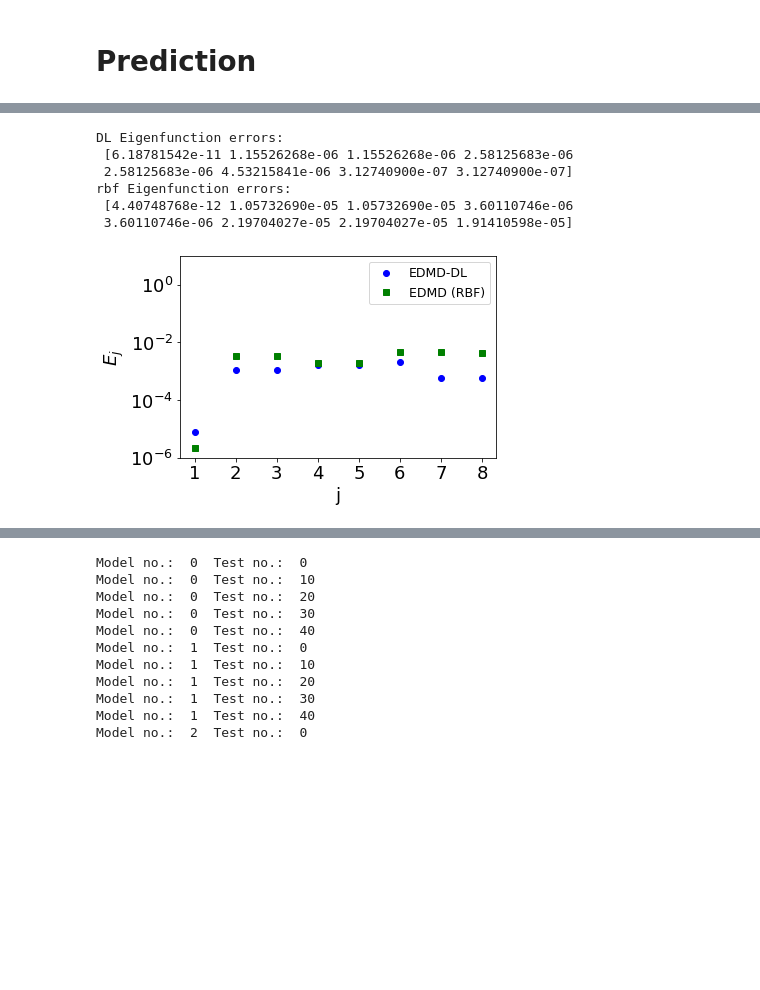
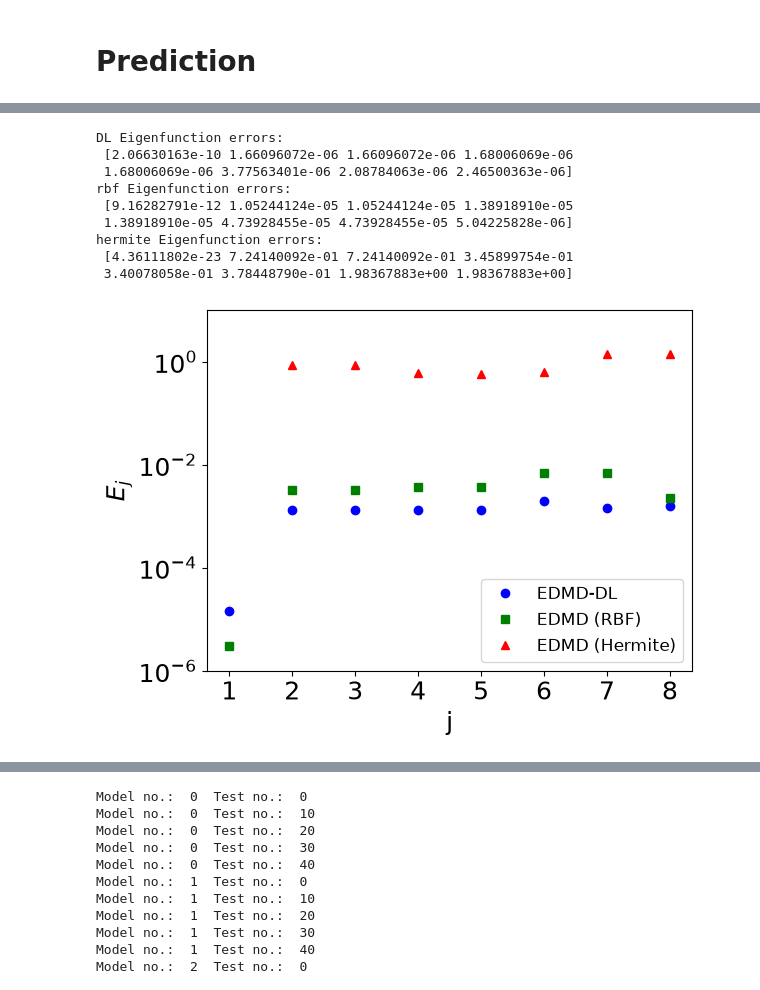
Before and after one commit to MLDS-NUS/KoopmanDL, a Jupyter notebook: examples/vdp_demo.ipynb, the cells around one changed output, grey strips where cells are left out. Saved outputs shown, nothing was run; the diff lists cells and outputs as text; code cells hidden in the pictures; blank space fills up the shorter version.

```diff
--- a/examples/vdp_demo.ipynb
+++ b/examples/vdp_demo.ipynb
@@ -103,5 +143,16 @@ rbf_solver = KoopmanGeneralSolver(dic=rbf_basis_func,
                                   reg=0.0)
 
 rbf_solver.build(data_train)
+
+# EDMD with 25 fixed Hermite polynomials (N=4, square truncation):
+# this is the analytic EDMD baseline from the paper -- no training required,
+# just like the RBF dictionary above.
+hermite_basis_func = DicHermite(N=4)
+
+hermite_solver = KoopmanGeneralSolver(dic=hermite_basis_func,
+                                      target_dim=2,
+                                      reg=0.0)
+
+hermite_solver.build(data_train)
 # %%
 # Plot eigenvalues
@@ -200,29 +256,38 @@ phif_rbf = rbf_solver.eigenfunctions(ode_solver(x_grid))
 mu_rbf = rbf_solver.eigenvalues
 error_rbf = np.mean( ((phi_rbf*mu_rbf)-phif_rbf)**2 , axis=0)
 print("rbf Eigenfunction errors:\n", np.abs(error_rbf)[0:8])
+
+
+# hermite
+phi_hermite = hermite_solver.eigenfunctions(x_grid)
+phif_hermite = hermite_solver.eigenfunctions(ode_solver(x_grid))
+mu_hermite = hermite_solver.eigenvalues
+error_hermite = np.mean( ((phi_hermite*mu_hermite)-phif_hermite)**2 , axis=0)
+print("hermite Eigenfunction errors:\n", np.abs(error_hermite)[0:8])
 # %% [output]
 DL Eigenfunction errors:
- [6.18781542e-11 1.15526268e-06 1.15526268e-06 2.58125683e-06
- 2.58125683e-06 4.53215841e-06 3.12740900e-07 3.12740900e-07]
+ [2.06630163e-10 1.66096072e-06 1.66096072e-06 1.68006069e-06
+ 1.68006069e-06 3.77563401e-06 2.08784063e-06 2.46500363e-06]
 rbf Eigenfunction errors:
- [4.40748768e-12 1.05732690e-05 1.05732690e-05 3.60110746e-06
- 3.60110746e-06 2.19704027e-05 2.19704027e-05 1.91410598e-05]
+ [9.16282791e-12 1.05244124e-05 1.05244124e-05 1.38918910e-05
+ 1.38918910e-05 4.73928455e-05 4.73928455e-05 5.04225828e-06]
+hermite Eigenfunction errors:
+ [4.36111802e-23 7.24140092e-01 7.24140092e-01 3.45899754e-01
+ 3.40078058e-01 3.78448790e-01 1.98367883e+00 1.98367883e+00]
 # %%
 ax = plt.axes()
 plt.semilogy(np.sqrt(np.abs(error_DL)[0:8]), "bo", label="EDMD-DL")
 plt.semilogy(np.sqrt(np.abs(error_rbf[0:8])), "gs", label="EDMD (RBF)")
+plt.semilogy(np.sqrt(np.abs(error_hermite[0:8])), "r^", label="EDMD (Hermite)")
 plt.legend(loc="best", fontsize='x-small')
 ax.set_xticks(np.arange(8))
 ax.set_xticklabels(np.arange(1, 9))
 ax.set_xlabel("j")
 ax.set_ylabel(r"$E_j$")
 ax.set_ylim([1e-6, 1e1])
 plt.tight_layout()
-# plt.cla()
-# plt.clf()
-# plt.close()
 # %% [output]
-[figure, old version]
+[figure, new version]
 # %%
 # Number of outputs vs reconstruction accuracy
 dic_dims = [0, 1, 5, 10, 25, 50, 100]
```
Also changed, not shown: parts of 11 cells of this notebook, 7 other files.
